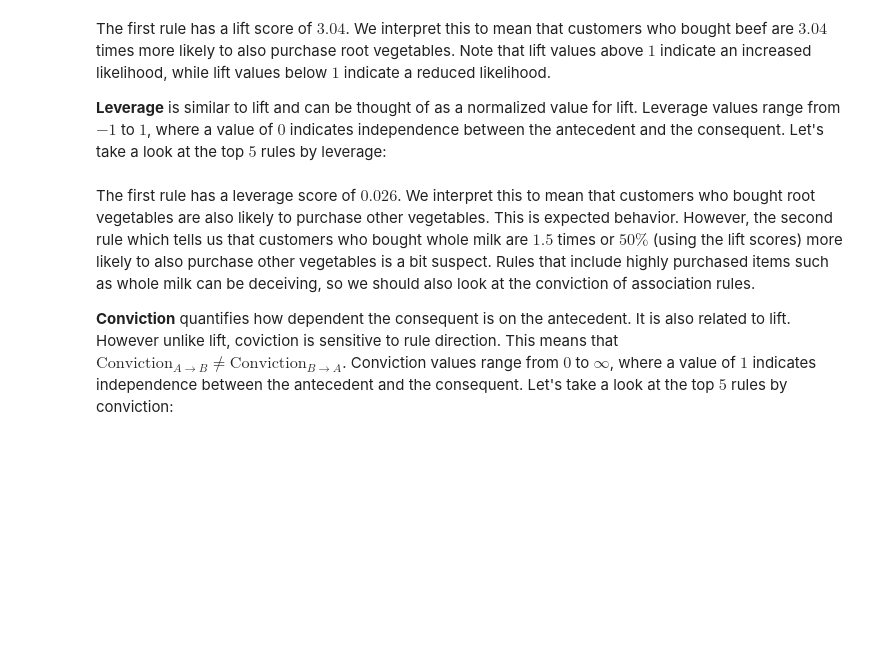
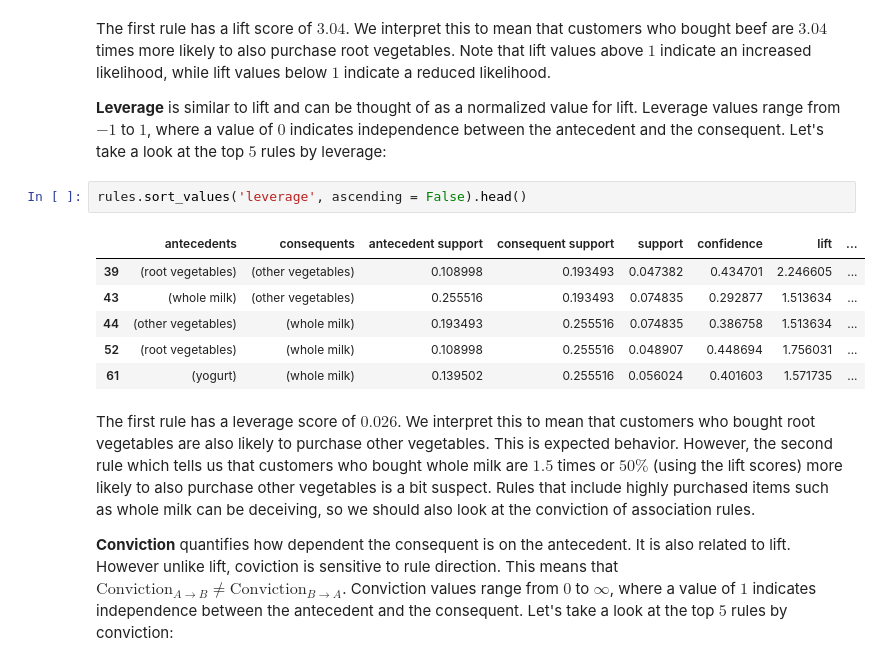
Before and after one commit to AneleMbabela/ml_association_rules, a Jupyter notebook: ML_Association_Rules.ipynb, the cells around one changed output. Saved outputs shown, nothing was run; the diff lists cells and outputs as text; blank space fills up the shorter version.

```diff
--- a/ML_Association_Rules.ipynb
+++ b/ML_Association_Rules.ipynb
@@ -318,6 +339,15 @@ The summary statistics provide us with the mean, standard deviation, minimum, ma
 The first rule has a lift score of $3.04$. We interpret this to mean that customers who bought beef are $3.04$ times more likely to also purchase root vegetables. Note that lift values above $1$ indicate an increased likelihood, while lift values below $1$ indicate a reduced likelihood.
 
 **Leverage** is similar to lift and can be thought of as a normalized value for lift. Leverage values range from $-1$ to $1$, where a value of $0$ indicates independence between the antecedent and the consequent. Let's take a look at the top $5$ rules by leverage:
+# %%
+rules.sort_values('leverage', ascending = False).head()
+# %% [output]
+|  | antecedents | consequents | antecedent support | consequent support | support | confidence | lift | ... |
+| 39 | (root vegetables) | (other vegetables) | 0.108998 | 0.193493 | 0.047382 | 0.434701 | 2.246605 | ... |
+| 43 | (whole milk) | (other vegetables) | 0.255516 | 0.193493 | 0.074835 | 0.292877 | 1.513634 | ... |
+| 44 | (other vegetables) | (whole milk) | 0.193493 | 0.255516 | 0.074835 | 0.386758 | 1.513634 | ... |
+| 52 | (root vegetables) | (whole milk) | 0.108998 | 0.255516 | 0.048907 | 0.448694 | 1.756031 | ... |
+| 61 | (yogurt) | (whole milk) | 0.139502 | 0.255516 | 0.056024 | 0.401603 | 1.571735 | ... |
 # %% [markdown]
 The first rule has a leverage score of $0.026$. We interpret this to mean that customers who bought root vegetables are also likely to purchase other vegetables. This is expected behavior. However, the second rule which tells us that customers who bought whole milk are $1.5$ times or $50\%$ (using the lift scores) more likely to also purchase other vegetables is a bit suspect. Rules that include highly purchased items such as whole milk can be deceiving, so we should also look at the conviction of association rules.
 
```
Also changed, not shown: parts of 15 cells of this notebook.
